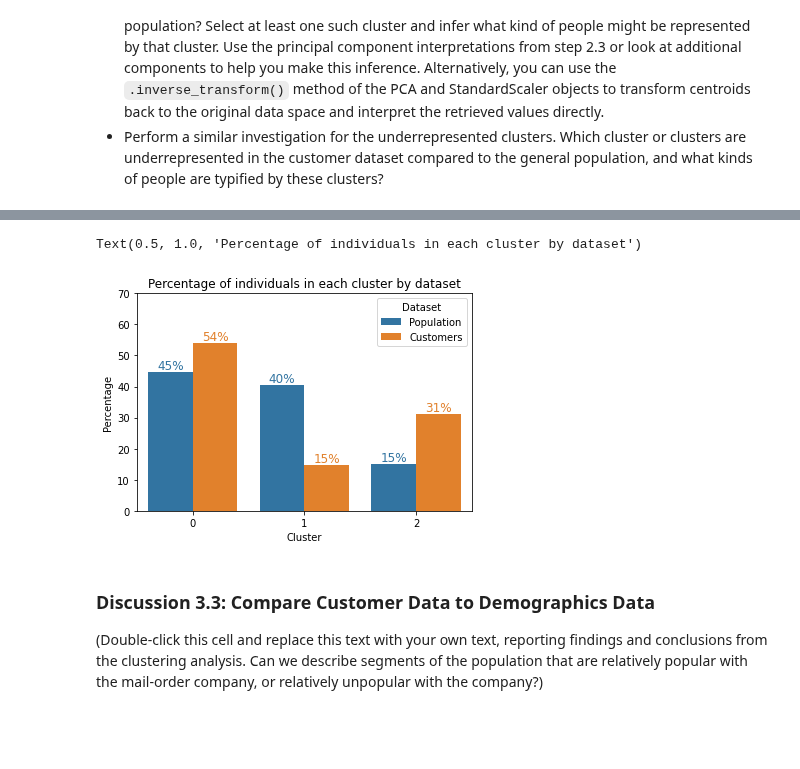
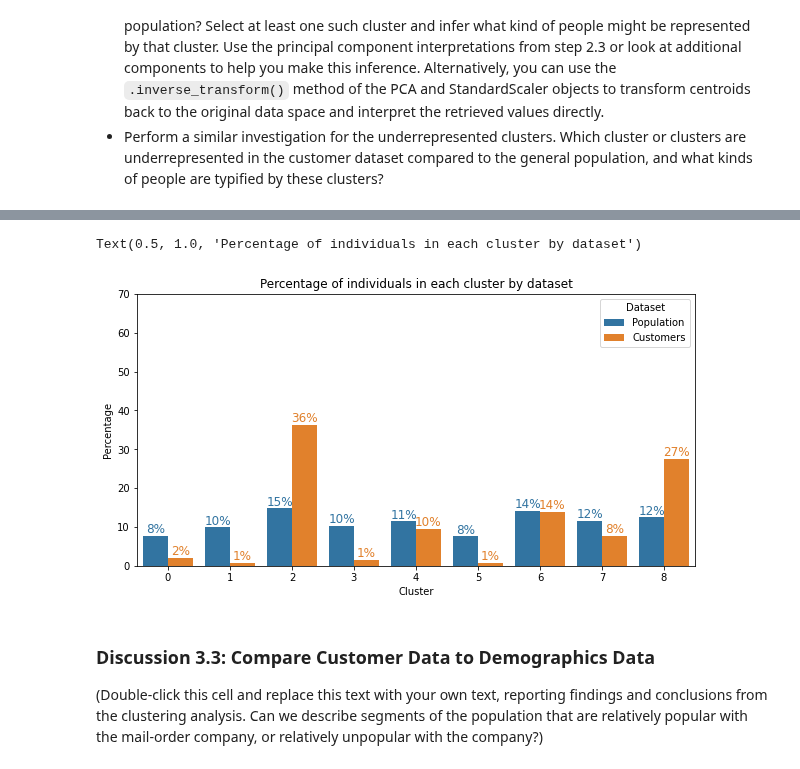
Before and after one commit to walidsi/identify-customer-segments, a Jupyter notebook: Identify_Customer_Segments.ipynb, the cells around one changed output, grey strips where cells are left out. Saved outputs shown, nothing was run; the diff lists cells and outputs as text; code cells hidden in the pictures; blank space fills up the shorter version.

Commit message:
feat: increase number of tested clusters resulted in better elbow identification

```diff
--- a/Identify_Customer_Segments.ipynb
+++ b/Identify_Customer_Segments.ipynb
@@ -666,7 +666,7 @@ Before we apply dimensionality reduction techniques to the data, we need to perf
 # If you've not yet cleaned the dataset of all NaN values, then investigate and
 # do that now.
 
-impute = False
+impute = True
 
 from sklearn.impute import SimpleImputer
 imp_median = SimpleImputer(missing_values=np.nan, strategy='median')
@@ -928,7 +927,8 @@ Text(0.5, 1.0, 'SSE vs. K')
 # Re-fit the k-means model with the selected number of clusters and obtain
 # cluster predictions for the general population demographics data.
 
-num_clusters_final = 2
+# As seen from the plot above, the optimal number of clusters is 8. This is where the elbow of the plot is.
+num_clusters_final = 8
 kmeans_model_final = KMeans(num_clusters_final, random_state=0).fit(X_pca_final)
 # %%
 unique, counts = np.unique(kmeans_model_final.labels_, return_counts=True)
@@ -1065,32 +1093,33 @@ combined_df
 # %%
 combined_df['Percentage'] = combined_df.groupby('Dataset')['Count'].transform(lambda x: x / x.sum() * 100)
 
+plt.figure(figsize=(10, 5))
 ax = sns.barplot(x='Cluster', y='Percentage', hue='Dataset', data=combined_df)
 
 ax.set_yticks([0, 10, 20, 30, 40, 50, 60, 70])
 
 # For each bar in the chart, add a text label.
 for bar in ax.patches:
   # The text annotation for each bar should be its height.
   bar_value = bar.get_height()
   # Format the text with commas to separate thousands. You can do
   # any type of formatting here though.
   text = f'{bar_value:.0f}%'
   # This will give the middle of each bar on the x-axis.
   text_x = bar.get_x() + bar.get_width() / 2
   # get_y() is where the bar starts so we add the height to it.
   text_y = bar.get_y() + bar_value
   # If we want the text to be the same color as the bar, we can
   # get the color like so:
   bar_color = bar.get_facecolor()
   # If you want a consistent color, you can just set it as a constant, e.g. #222222
   ax.text(text_x, text_y, text, ha='center', va='bottom', color=bar_color,
           size=12)
 
 plt.title("Percentage of individuals in each cluster by dataset")
 # %% [output]
 Text(0.5, 1.0, 'Percentage of individuals in each cluster by dataset')
-[figure, old version]
+[figure, new version]
 # %%
 # What kinds of people are part of a cluster that is overrepresented in the
 # customer data compared to the general population?
```
Also changed, not shown: parts of 13 cells of this notebook.
